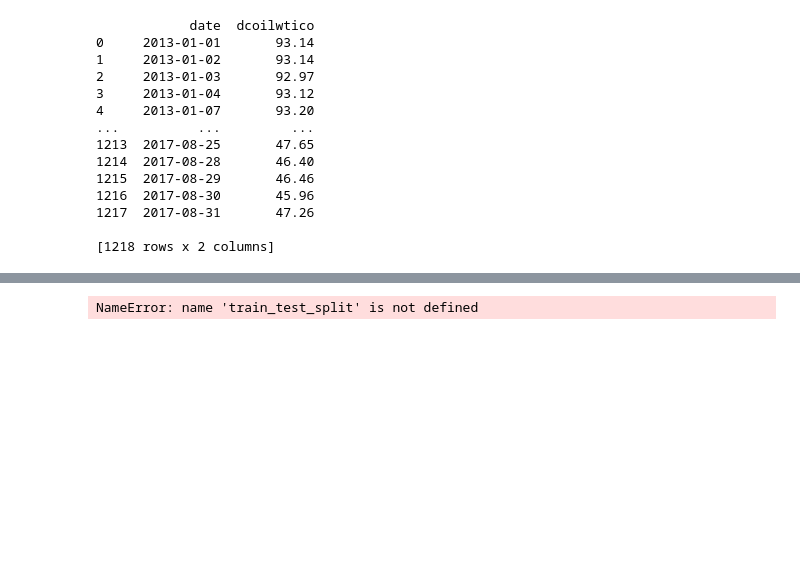
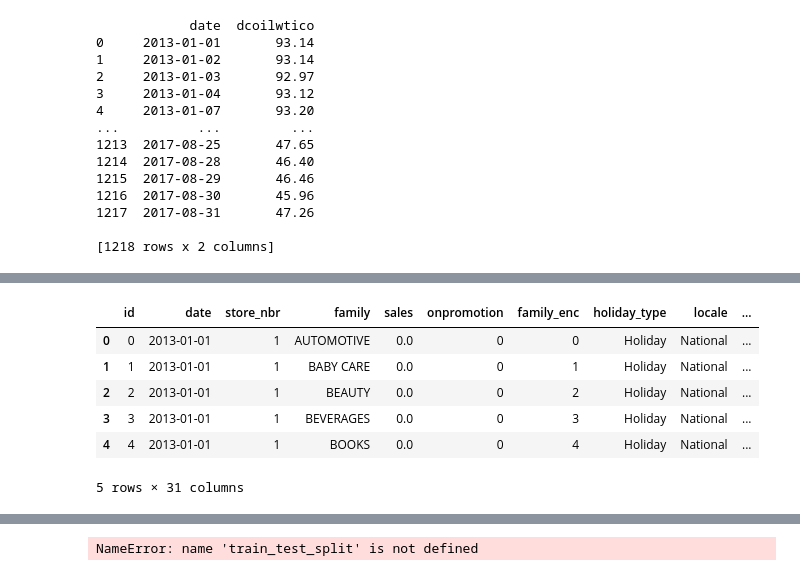
Before and after one commit to VojtechFlidr/Store-Sales-Project-from-Kaggle, a Jupyter notebook: Vojta.ipynb, the cells around one changed output, grey strips where cells are left out. Drawn from its saved outputs; the diff is of its cells as text; code cells hidden in the pictures; blank space fills up the shorter version.

Commit message:
preparing data

```diff
--- a/Vojta.ipynb
+++ b/Vojta.ipynb
@@ -272,3 +100,26 @@ df_transactions columns: Index(['date', 'store_nbr', 'transactions'], dtype='obj
+# %%
+# copying of train data and merging other data
+df_train1 = df_train.merge(df_holidays_events, on = 'date', how='left')
+df_train1 = df_train1.merge(df_oill, on = 'date', how='left')
+df_train1 = df_train1.merge(df_stores, on = 'store_nbr', how='left')
+df_train1 = df_train1.merge(df_transactions, on = ['date', 'store_nbr'], how='left')
+df_train1 = df_train1.rename(columns = {"type_x" : "holiday_type", "type_y" : "store_type"})
+
+df_train1['date'] = pd.to_datetime(df_train1['date'])
+df_train1['year'] = df_train1['date'].dt.year
+df_train1['month'] = df_train1['date'].dt.month
+df_train1['week'] = df_train1['date'].dt.isocalendar().week
+df_train1['quarter'] = df_train1['date'].dt.quarter
+df_train1['day_of_week'] = df_train1['date'].dt.day_name()
+df_train1.head()
+# %% [output]
+|  | id | date | store_nbr | family | sales | onpromotion | family_enc | holiday_type | locale | ... |
+| 0 | 0 | 2013-01-01 | 1 | AUTOMOTIVE | 0.0 | 0 | 0 | Holiday | National | ... |
+| 1 | 1 | 2013-01-01 | 1 | BABY CARE | 0.0 | 0 | 1 | Holiday | National | ... |
+| 2 | 2 | 2013-01-01 | 1 | BEAUTY | 0.0 | 0 | 2 | Holiday | National | ... |
+| 3 | 3 | 2013-01-01 | 1 | BEVERAGES | 0.0 | 0 | 3 | Holiday | National | ... |
+| 4 | 4 | 2013-01-01 | 1 | BOOKS | 0.0 | 0 | 4 | Holiday | National | ... |
+5 rows × 31 columns
 # %%
 # Plotting the data
 plt.figure(figsize=(10, 6))
```
Also changed, not shown: parts of 17 cells of this notebook.
